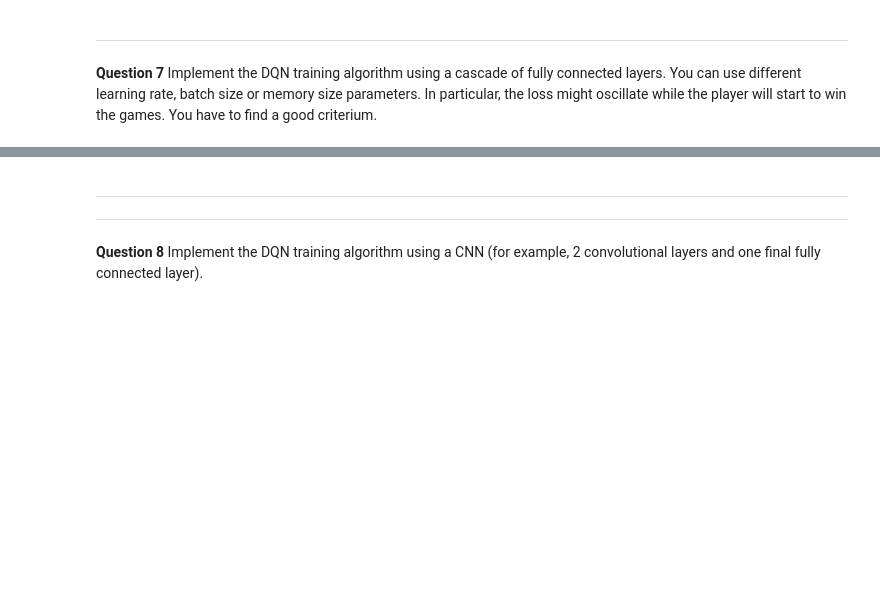
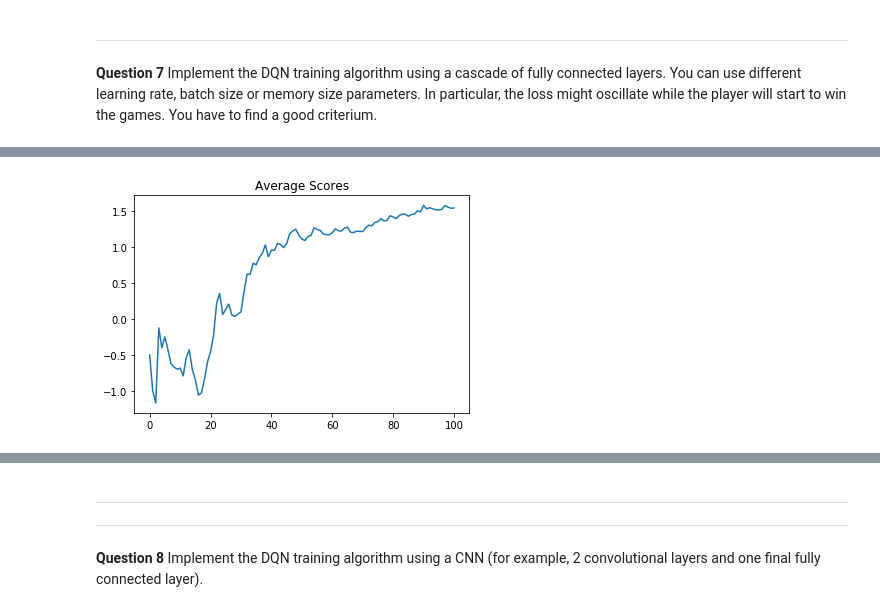
Before and after one commit to MatthieuToulemont/MVA, a Jupyter notebook: MVA_DL_3_TOULEMONT_MATTHIEU.ipynb, the cells around one changed output, grey strips where cells are left out. Cells and saved outputs as stored; diff of their text form; code cells hidden in the pictures; blank space fills up the shorter version.

```diff
--- a/MVA_DL_3_TOULEMONT_MATTHIEU.ipynb
+++ b/MVA_DL_3_TOULEMONT_MATTHIEU.ipynb
@@ -653,10 +658,10 @@ class DQN_FC(DQN):
         model.compile(sgd(lr=lr, decay=1e-4, momentum=0.0), "mse")
         self.model = model
 # %%
-epochs_train = 81
+epochs_train = 101
 prefix='fc_train'
 env = Environment(grid_size=size, max_time=T, temperature=0.3)
-agent = DQN_FC(size, lr=.1, epsilon = 0.1, memory_size=200, batch_size = 32)
+agent = DQN_FC(size, lr=.1, epsilon = 0.1, memory_size=2000, batch_size = 32)
 train(agent, env, epochs_train, prefix=prefix)
 name = sorted(list(filter(lambda x:  prefix in x and 'mp4' in x, os.listdir(prefix))))[-1]
 HTML(display_videos(name,prefix))
@@ -681,3 +686,4 @@ Epoch 080/081 | Loss 0.0129 | Win/lose count 10.0/2.0 (8.0)
+[figure, added]
 [interactive output not drawn]
 # %% [markdown]
 ***
```
Also changed, not shown: parts of 15 cells of this notebook.
